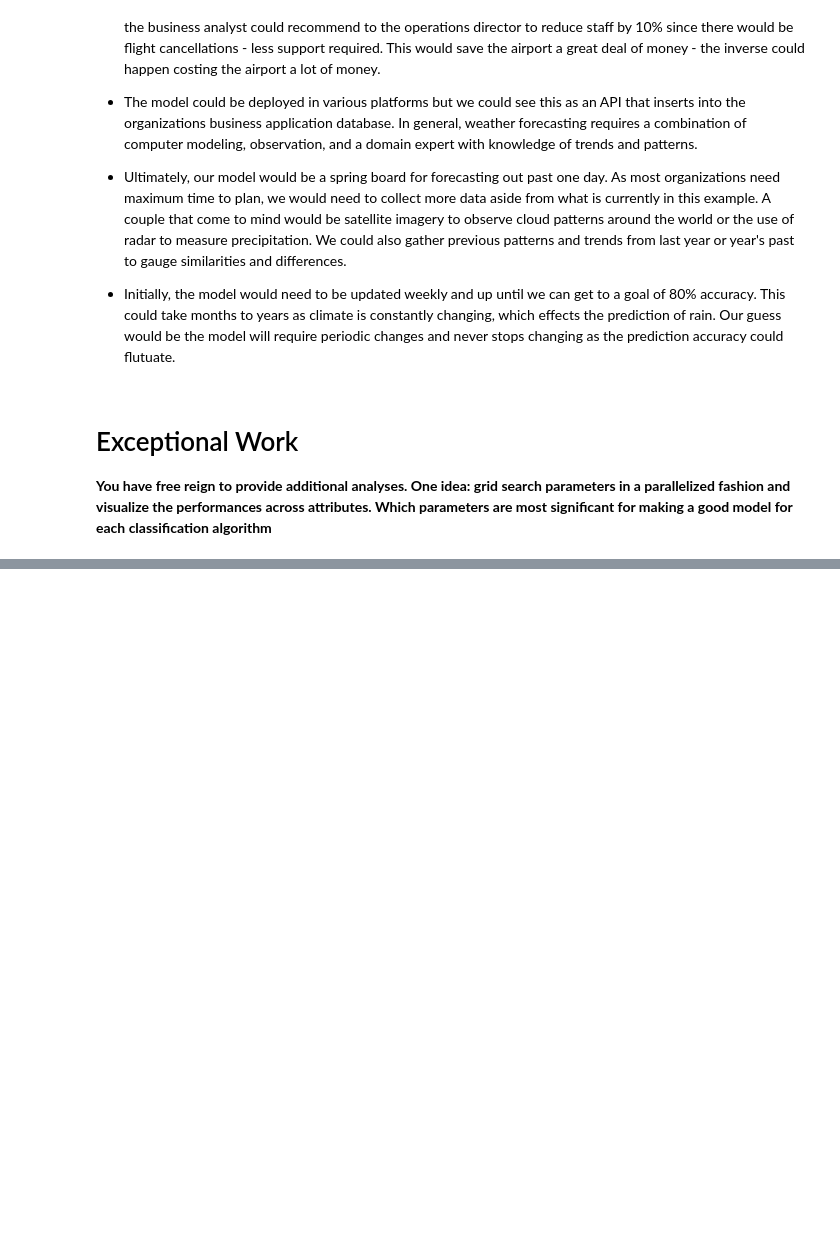
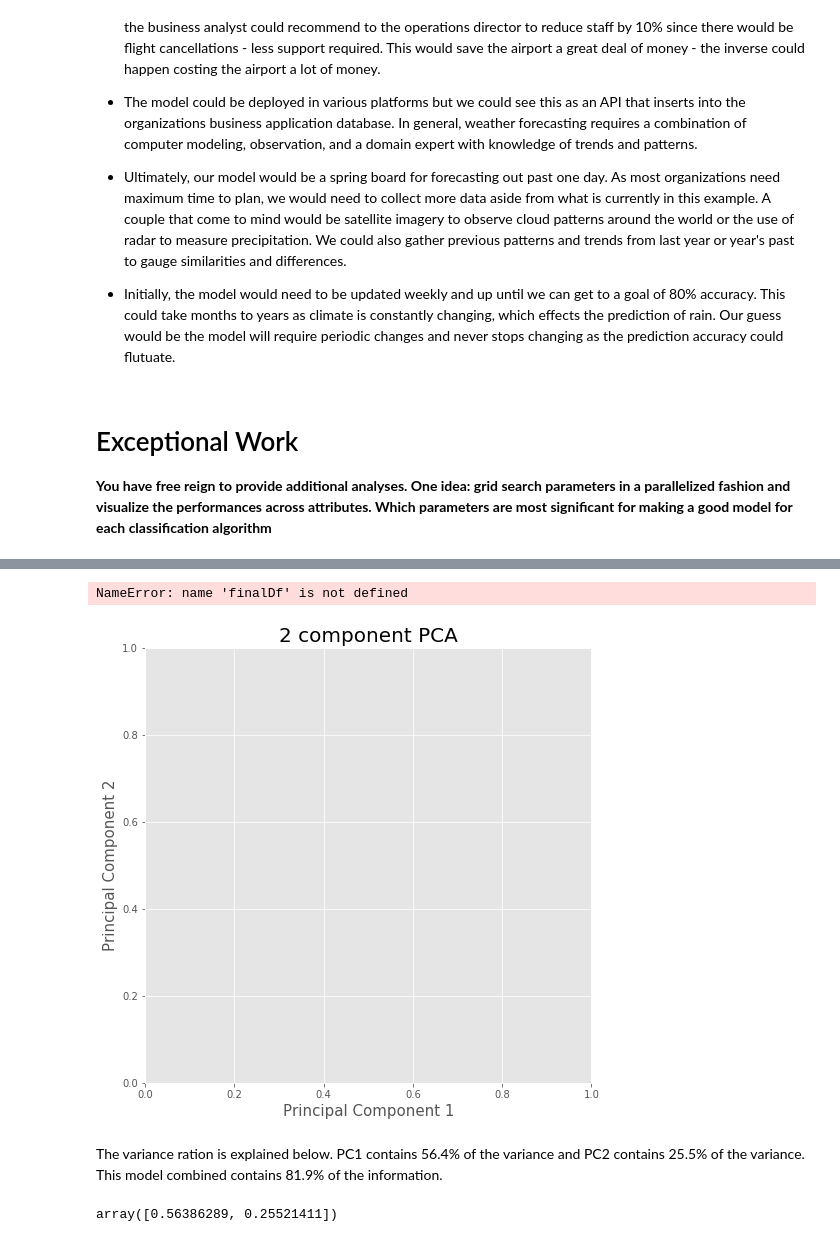
Before and after one commit to jpafford/Data_Mining_7331, a Jupyter notebook: Lab Two Classification.ipynb, the cells around one changed output, grey strips where cells are left out. Drawn from its saved outputs; the diff is of its cells as text; code cells hidden in the pictures; blank space fills up the shorter version.

```diff
--- a/Lab Two Classification.ipynb
+++ b/Lab Two Classification.ipynb
@@ -837,0 +805,25 @@ rfe = rfe.fit(x_train, y_train)
+# %%
+fig = plt.figure(figsize = (8,8))
+ax = fig.add_subplot(1,1,1)
+ax.set_xlabel('Principal Component 1', fontsize = 15)
+ax.set_ylabel('Principal Component 2', fontsize = 15)
+ax.set_title('2 component PCA', fontsize = 20)
+targets = [0, 1]
+colors = ['r', 'g']
+for target, color in zip(targets,colors):
+    indicesToKeep = finalDf['RainTomorrow'] == RainTomorrow
+    ax.scatter(finalDf.loc[indicesToKeep, 'principal component 1']
+               , finalDf.loc[indicesToKeep, 'principal component 2']
+               , c = color
+               , s = 50)
+ax.legend(targets)
+ax.grid()
+# %% [output]
+NameError: name 'finalDf' is not defined
+[figure, added]
+# %% [markdown]
+The variance ration is explained below.  PC1 contains 56.4% of the variance and PC2 contains 25.5% of the variance. This model combined contains 81.9% of the information.
+# %%
+pca.explained_variance_ratio_
+# %% [output]
+array([0.56386289, 0.25521411])
```
Also changed, not shown: parts of 13 cells of this notebook.
